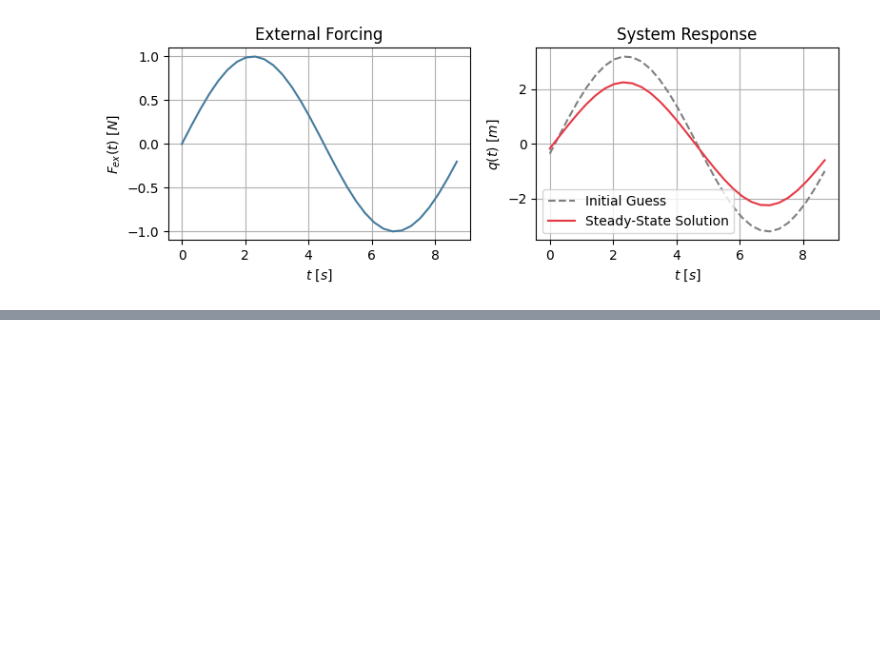
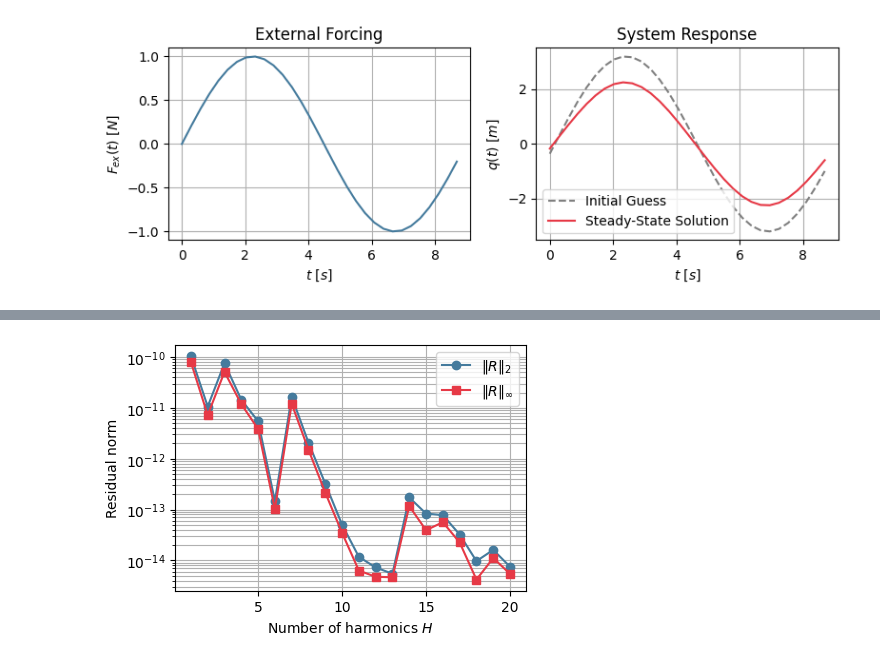
Before and after one commit to MiriamAlina/harmonic-balance-tutorial, a Jupyter notebook: notebooks/HBM_AFT.ipynb, the cells around one changed output, grey strips where cells are left out. Cells and saved outputs as stored; diff of their text form; code cells hidden in the pictures; blank space fills up the shorter version.

Commit message:
add: convergence over number of harmonics plot
Signed-off-by: MiriamAlina <miriam.goldack@outlook.com>

```diff
--- a/notebooks/HBM_AFT.ipynb
+++ b/notebooks/HBM_AFT.ipynb
@@ -361,0 +369,59 @@ plt.show()
+# %%
+# CAUTION: MAKE SURE TO RUN THE PREVIOUS CELLS BEFORE THIS ONE,
+#          AS THEY DEFINE THE RESIDUAL FUNCTION AND SYSTEM PARAMETERS
+# -------------------------------------------------------------------------------
+# Residual vs. number of harmonics H
+# -------------------------------------------------------------------------------
+import numpy as np
+import matplotlib.pyplot as plt
+from scipy.optimize import fsolve
+
+H_max = 20
+N_factor = 10            # factor for time samples
+residual_l2 = []
+residual_linf = []
+Hs = np.arange(1, H_max + 1)
+
+# store previous solution as warm start
+q_cs_prev = None
+H_prev = None
+
+for H in Hs:
+    # update time grid for this H
+    N = N_factor * H + 1
+    t_phys = np.arange(N) / N * (2*np.pi / Omega)
+
+    # initial guess: linear solution for H=1, otherwise pad previous solution
+    if q_cs_prev is None:
+        q_cs_0 = np.zeros(2*H + 1)
+        q_1 = (-1j * F_0/2) / (c - m * Omega**2 + 1j * d * Omega)
+        q_cs_0[1] = 2 * q_1.real
+        q_cs_0[2] = -2 * q_1.imag
+    else:
+        q_cs_0 = np.zeros(2*H + 1)
+        q_cs_0[:(2*H_prev + 1)] = q_cs_prev  # warm start / continuation in H
+
+    # solve HB
+    q_cs_sol = fsolve(residual, q_cs_0)
+
+    # evaluate residual norms at solution
+    R_cs = residual(q_cs_sol)
+    residual_l2.append(np.linalg.norm(R_cs, 2))
+    residual_linf.append(np.linalg.norm(R_cs, np.inf))
+
+    # update warm start
+    q_cs_prev = q_cs_sol
+    H_prev = H
+
+# plot
+plt.figure(figsize=(4.5, 3.2))
+plt.semilogy(Hs, residual_l2, marker='o', color='#457B9D', label=r'$\|R\|_2$')
+plt.semilogy(Hs, residual_linf, marker='s', color='#E63946', label=r'$\|R\|_\infty$')
+plt.xlabel('Number of harmonics $H$')
+plt.ylabel('Residual norm')
+plt.grid(True, which='both')
+plt.legend()
+plt.tight_layout()
+plt.show()
+# %% [output]
+[figure, added]
```
Also changed, not shown: parts of 1 cell of this notebook.
